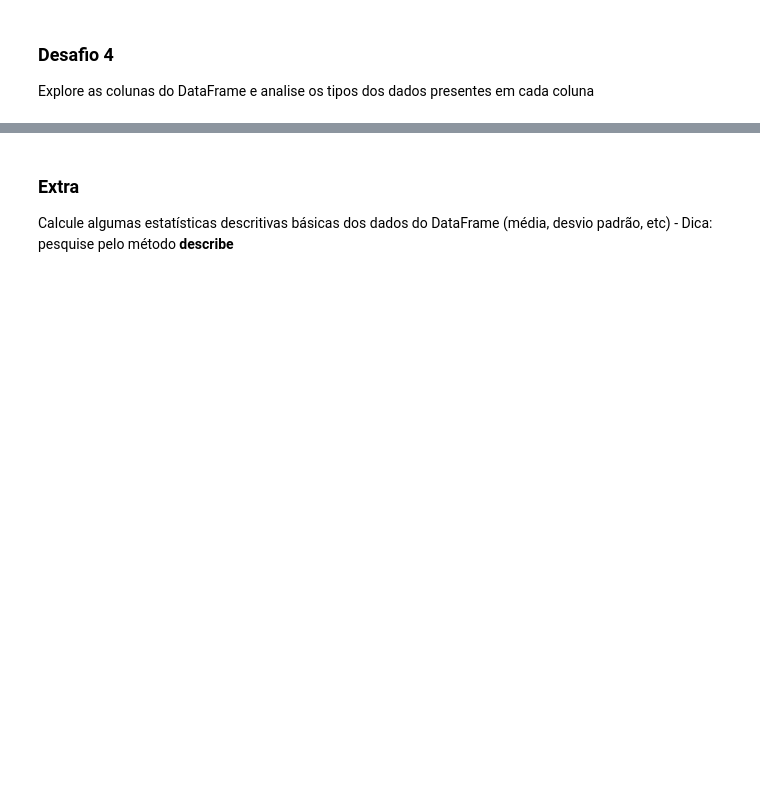
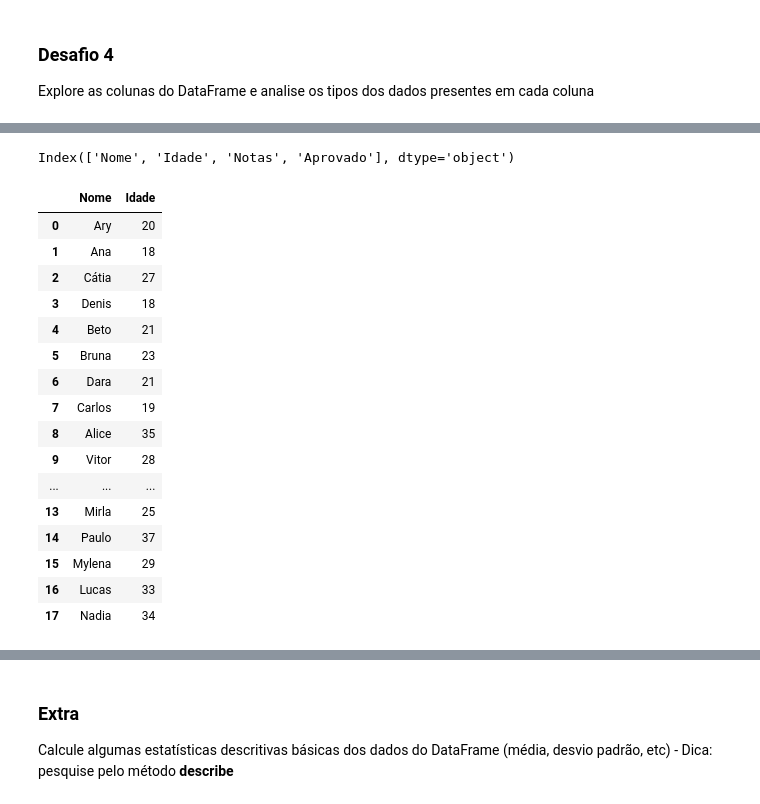
Before and after one commit to Matheus-Pombeiro/real-estate-market-pandas, a Jupyter notebook: desafios.ipynb, the cells around one changed output, grey strips where cells are left out. Saved outputs shown, nothing was run; the diff lists cells and outputs as text; code cells hidden in the pictures; blank space fills up the shorter version.

```diff
--- a/desafios.ipynb
+++ b/desafios.ipynb
@@ -20,0 +84,24 @@ Explore as colunas do DataFrame e analise os tipos dos dados presentes em cada c
+# %%
+dados.columns
+# %% [output]
+Index(['Nome', 'Idade', 'Notas', 'Aprovado'], dtype='object')
+# %%
+dados[['Nome', 'Idade']]
+# %% [output]
+|  | Nome | Idade |
+| 0 | Ary | 20 |
+| 1 | Ana | 18 |
+| 2 | Cátia | 27 |
+| 3 | Denis | 18 |
+| 4 | Beto | 21 |
+| 5 | Bruna | 23 |
+| 6 | Dara | 21 |
+| 7 | Carlos | 19 |
+| 8 | Alice | 35 |
+| 9 | Vitor | 28 |
+| ... | ... | ... |
+| 13 | Mirla | 25 |
+| 14 | Paulo | 37 |
+| 15 | Mylena | 29 |
+| 16 | Lucas | 33 |
+| 17 | Nadia | 34 |
```
Also changed, not shown: parts of 8 cells of this notebook.
